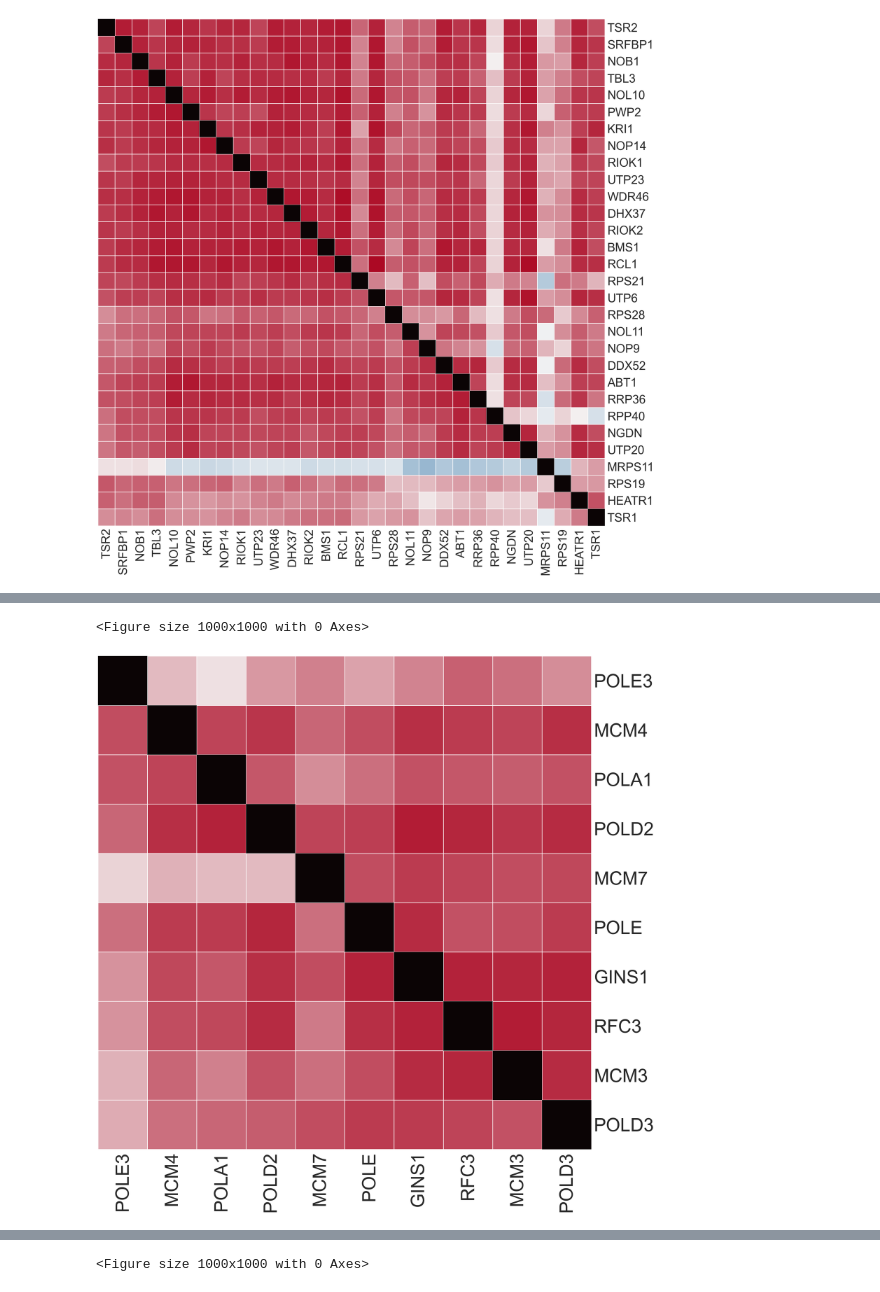
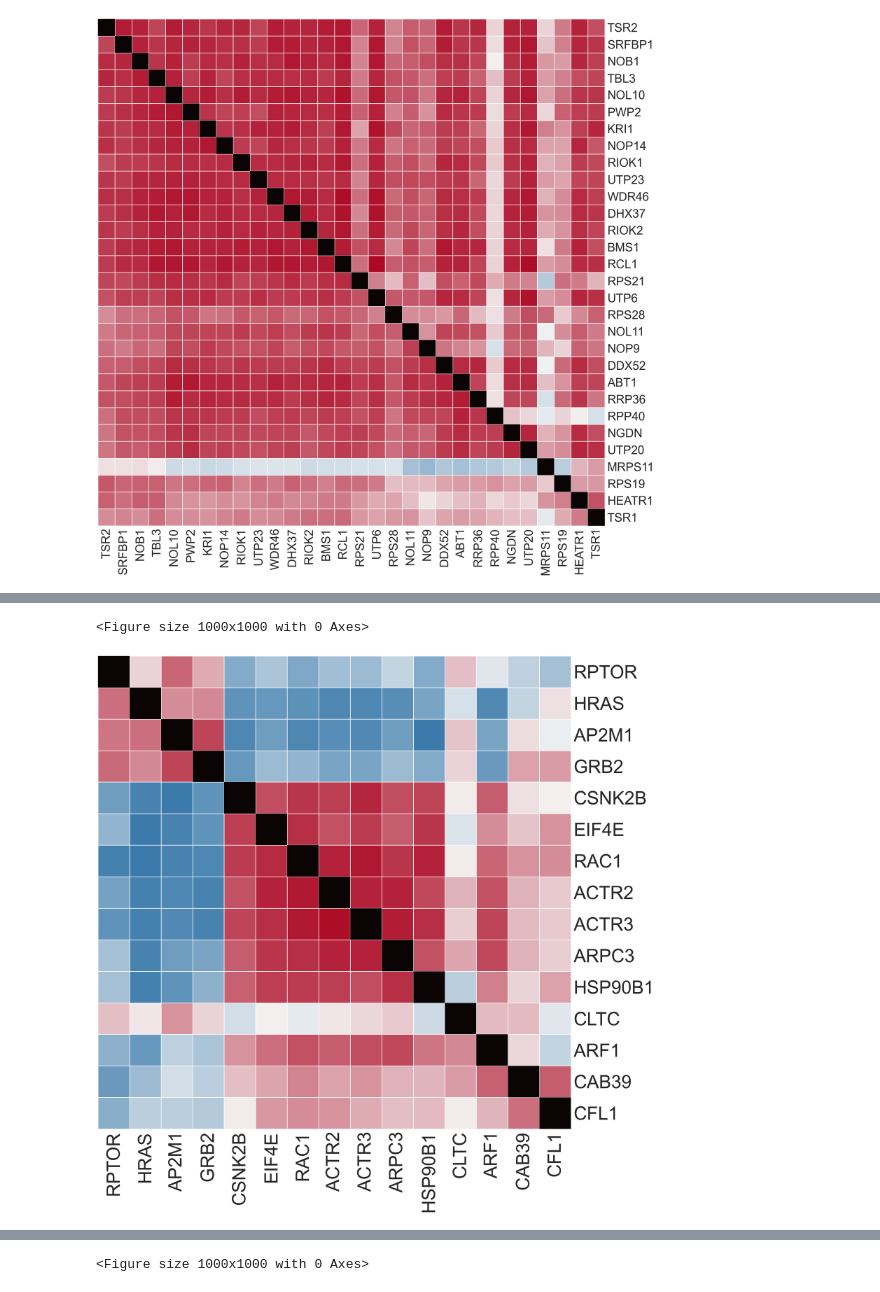
Before and after one commit to broadinstitute/2022_PERISCOPE, a Jupyter notebook: 3_HeLa_Comparison/Figure_3.ipynb, the cells around one changed output, grey strips where cells are left out. Drawn from its saved outputs; the diff is of its cells as text; code cells hidden in the pictures.

```diff
--- a/3_HeLa_Comparison/Figure_3.ipynb
+++ b/3_HeLa_Comparison/Figure_3.ipynb
@@ -42,8 +42,8 @@ with open("../common_files/annotated_gene_sets.json") as f:
 
 whole_cell_hits_DMEM = pd.read_csv(os.path.join('../2_HeLa_Screens_Summary/outputs/HeLa_DMEM_plate_level_median_per_feat_sig_genes_1_FDR_whole_cell_hits.csv')).set_index('Gene')
 comp_spec_hits_DMEM = pd.read_csv(os.path.join('../2_HeLa_Screens_Summary/outputs/HeLa_DMEM_plate_level_median_per_feat_sig_genes_1_FDR_compartment_specific_hits.csv')).set_index('Gene')
-whole_cell_hits_HPLM = pd.read_csv(os.path.join('../2_HeLa_Screens_Summary/outputs/HeLa_DMEM_plate_level_median_per_feat_sig_genes_1_FDR_whole_cell_hits.csv')).set_index('Gene')
-comp_spec_hits_HPLM = pd.read_csv(os.path.join('../2_HeLa_Screens_Summary/outputs/HeLa_DMEM_plate_level_median_per_feat_sig_genes_1_FDR_compartment_specific_hits.csv')).set_index('Gene')
+whole_cell_hits_HPLM = pd.read_csv(os.path.join('../2_HeLa_Screens_Summary/outputs/HeLa_HPLM_plate_level_median_per_feat_sig_genes_1_FDR_whole_cell_hits.csv')).set_index('Gene')
+comp_spec_hits_HPLM = pd.read_csv(os.path.join('../2_HeLa_Screens_Summary/outputs/HeLa_HPLM_plate_level_median_per_feat_sig_genes_1_FDR_compartment_specific_hits.csv')).set_index('Gene')
 hit_list_DMEM = list(comp_spec_hits_DMEM.index) + list(whole_cell_hits_DMEM.index)
 df_hits_DMEM = df_gene_DMEM.loc[df_gene_DMEM.index.isin(hit_list_DMEM)]
 hit_list_HPLM = list(comp_spec_hits_HPLM.index) + list(whole_cell_hits_HPLM.index)
@@ -168,11 +174,11 @@ coupled_heatmap(df_gene_pca_dict['DMEM'],df_gene_pca_dict['HPLM'],gene_set,genes
 # %%
-gene_set = 'DNA_STRAND_ELONGATION_INVOLVED_IN_DNA_REPLICATION'
+gene_set = 'PI3KAkt_mTOR_Signaling'
 genes = gene_set_dict[gene_set]
 genes = [i for i in genes if i in hit_list_HPLM]
 coupled_heatmap(df_gene_pca_dict['HPLM'],df_gene_pca_dict['DMEM'],gene_set,genes,'HPLM_first_hits_only',6)
 # %% [output]
 <Figure size 1000x1000 with 0 Axes>
-[figure, old version]
+[figure, new version]
 # %%
 # Clustered based on the DMEM arm first
 coupled_heatmap(df_gene_pca_dict['DMEM'],df_gene_pca_dict['HPLM'],gene_set,genes,'DMEM_first',6,alt_view=True)
```
Also changed, not shown: parts of 5 cells of this notebook, 13 other files.
